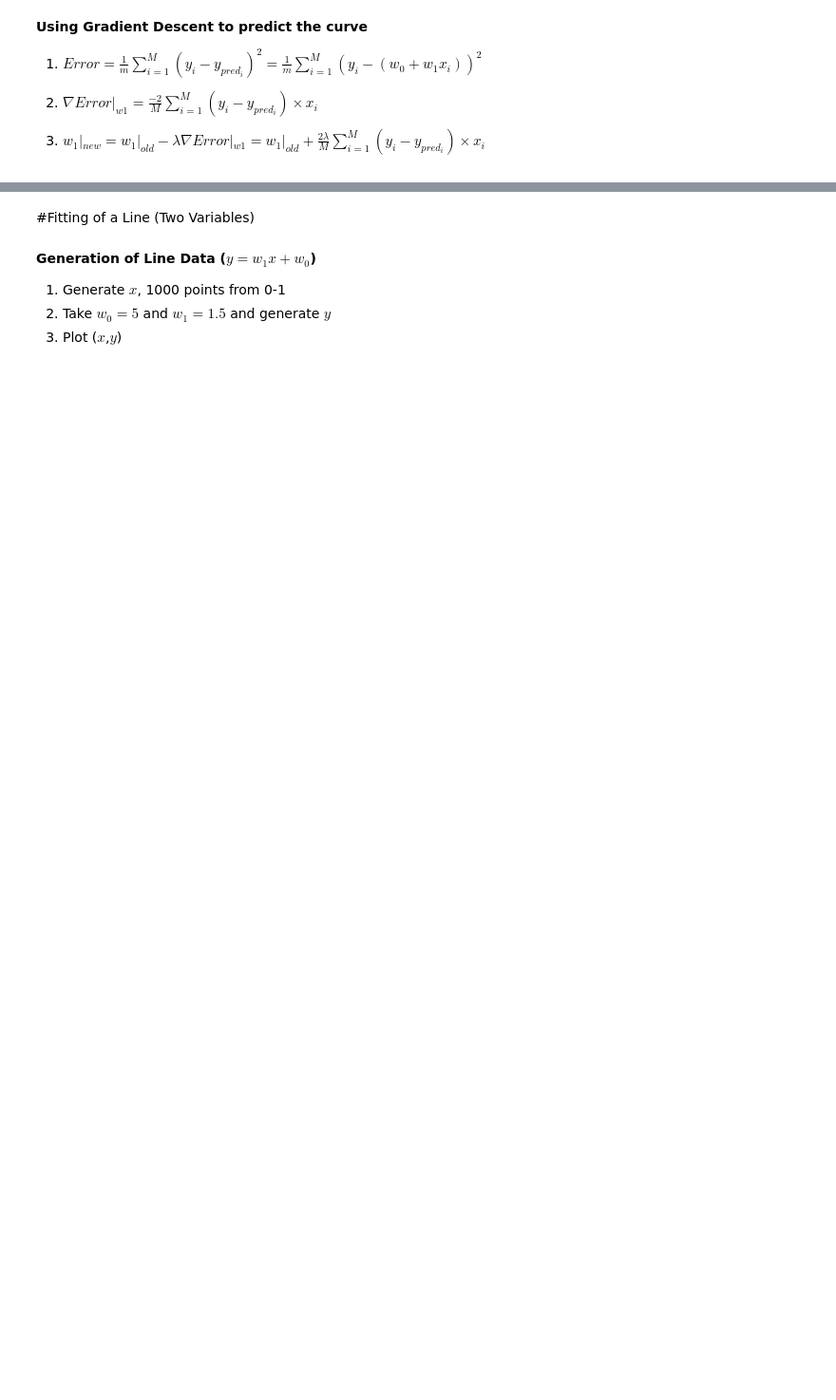
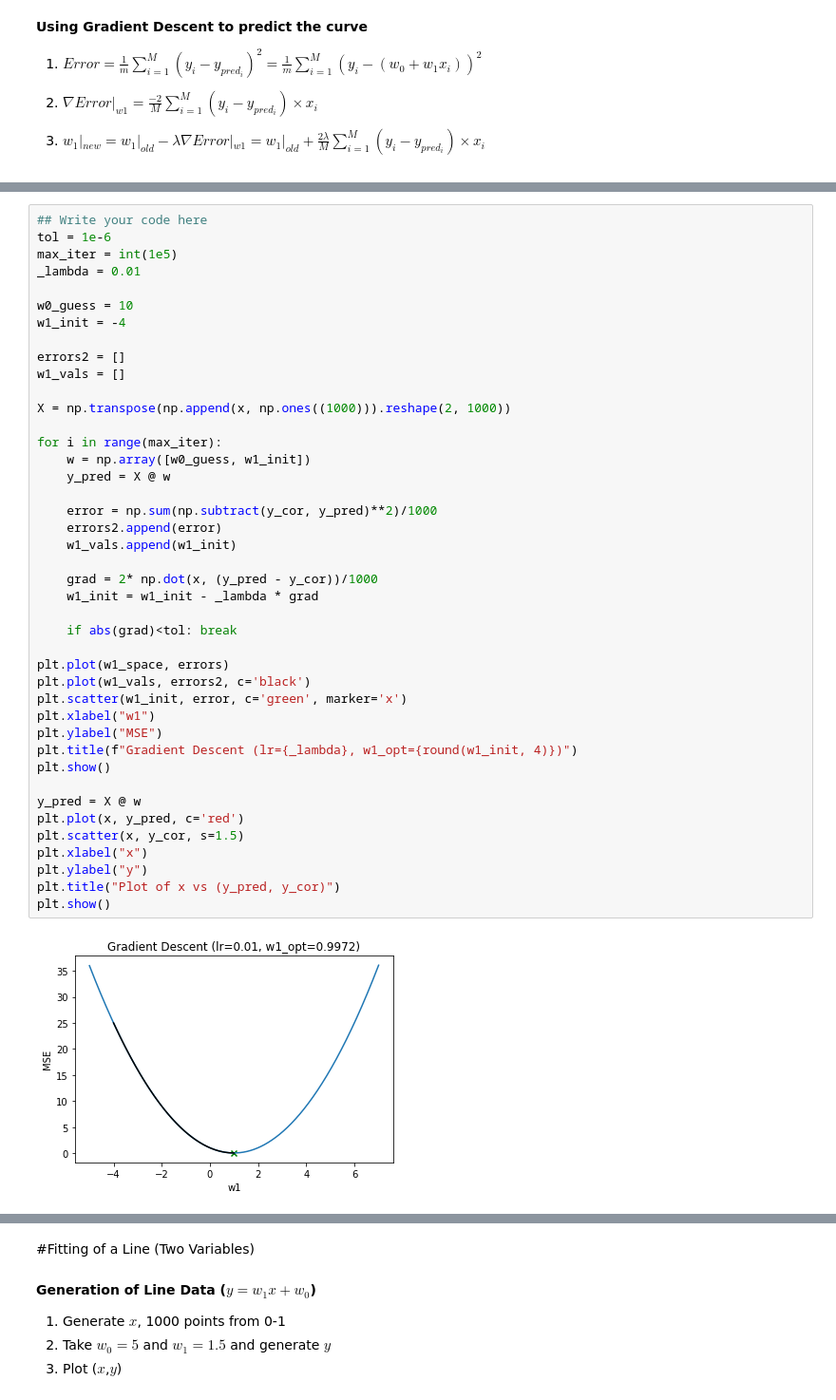
Before and after one commit to shashankp28/PRML-Lab-22, a Jupyter notebook: Assignment_5/Lab_5_Regression.ipynb, the cells around one changed output, grey strips where cells are left out. Shown at 95% size. Cells and saved outputs as stored; diff of their text form; blank space fills up the shorter version.

```diff
--- a/Assignment_5/Lab_5_Regression.ipynb
+++ b/Assignment_5/Lab_5_Regression.ipynb
@@ -69,0 +109,44 @@ Optimal Value of w1 is : 1.072589537989739
+# %%
+## Write your code here
+tol = 1e-6
+max_iter = int(1e5)
+_lambda = 0.01
+
+w0_guess = 10
+w1_init = -4
+
+errors2 = []
+w1_vals = []
+
+X = np.transpose(np.append(x, np.ones((1000))).reshape(2, 1000))
+
+for i in range(max_iter):
+    w = np.array([w0_guess, w1_init])
+    y_pred = X @ w
+
+    error = np.sum(np.subtract(y_cor, y_pred)**2)/1000
+    errors2.append(error)
+    w1_vals.append(w1_init)
+
+    grad = 2* np.dot(x, (y_pred - y_cor))/1000
+    w1_init = w1_init - _lambda * grad
+
+    if abs(grad)<tol: break
+
+plt.plot(w1_space, errors)
+plt.plot(w1_vals, errors2, c='black')
+plt.scatter(w1_init, error, c='green', marker='x')
+plt.xlabel("w1")
+plt.ylabel("MSE")
+plt.title(f"Gradient Descent (lr={_lambda}, w1_opt={round(w1_init, 4)})")
+plt.show()
+
+y_pred = X @ w
+plt.plot(x, y_pred, c='red')
+plt.scatter(x, y_cor, s=1.5)
+plt.xlabel("x")
+plt.ylabel("y")
+plt.title("Plot of x vs (y_pred, y_cor)")
+plt.show()
+# %% [output]
+[figure, added]
```
Also changed, not shown: parts of 14 cells of this notebook.
